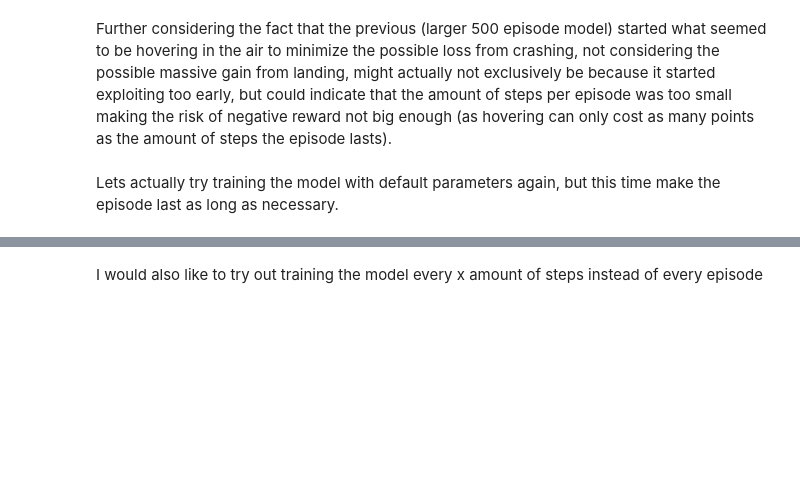
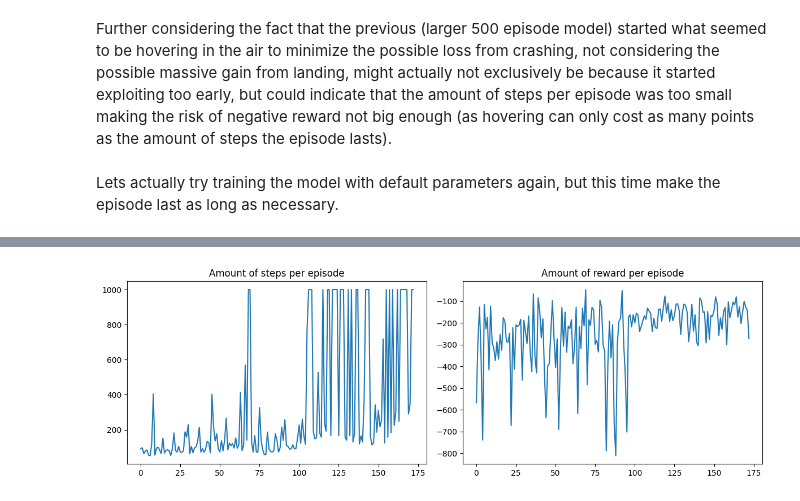
Before and after one commit to Thomas-Molen/FHICT-S7-AI, a Jupyter notebook: ReinforcementLearning/RLExploration.ipynb, the cells around one changed output, grey strips where cells are left out. Saved outputs shown, nothing was run; the diff lists cells and outputs as text; code cells hidden in the pictures; blank space fills up the shorter version.

```diff
--- a/ReinforcementLearning/RLExploration.ipynb
+++ b/ReinforcementLearning/RLExploration.ipynb
@@ -151,7 +151,7 @@ First lets create a class that holds all of the required DQN definitions
 class DQN:
     def __init__(self, env, gamma = 0.85, epsilon_decay = 0.995, eta = 0.005, tau = .125, history_batch_size = 32):
         self.env = env # gym environment
-        self.memory = deque(maxlen=2000) # maximum memory of 2000, a random selection will be made of the memory when evaluating actions
+        self.memory = deque(maxlen=1000) # maximum memory of 2000, a random selection will be made of the memory when evaluating actions
 
         self.gamma = gamma # future discount factor
         self.epsilon = 1.0 # exploration vs exploitation
@@ -177,8 +177,6 @@ class DQN:
 
     def action(self, state):
         # Choose an action to take from the more stable weighted model
-        self.epsilon *= self.epsilon_decay
-        self.epsilon = max(self.epsilon_min, self.epsilon)
         if np.random.random() < self.epsilon:
             return self.env.action_space.sample() # Exlore a random action
         predicted_action = self.model.predict(np.array(state, dtype=np.float32), verbose=0)
@@ -216,6 +214,10 @@ class DQN:
     def save(self, path):
         self.target_model.save(f"models/{path}/target_model/")
         self.model.save(f"models/{path}/model/")
+
+    def update_epsilon(self):
+        self.epsilon *= self.epsilon_decay
+        self.epsilon = max(self.epsilon_min, self.epsilon)
 # %%
 env = gym.make("MountainCar-v0")
 episodes = 5
@@ -534,15 +536,15 @@ Lets actually try training the model with default parameters again, but this tim
 # %%
 import gym
 import numpy as np
-def LunarLanderEndless(episodes):
-    env = gym.make("LunarLander-v2")
+def LunarLanderEndless(episodes, epsilon_decay = 0.995, rendering="human"):
+    env = gym.make("LunarLander-v2", render_mode=rendering)
 
     total_steps = []
     total_rewards = []
     info_results = [[]]
 
     try:
-        agent = DQN(env=env)
+        agent = DQN(env=env, epsilon_decay=epsilon_decay)
         for episode in range(episodes):
             print(f"episode: {episode}")
             state, info = env.reset() # Get initial state of the reset environment
@@ -557,7 +559,7 @@ def LunarLanderEndless(episodes):
 
                 reward_score += reward
 
-                info_results[episode].append(debug) # add the debug info to look at later
+                # info_results[episode].append(debug) # add the debug info to look at later
                 if terminated or truncated: # Check if action caused environment to end
                     break # environment terminated so current episode should finish
 
@@ -567,10 +569,13 @@ def LunarLanderEndless(episodes):
             total_steps.append(steps_taken)
             total_rewards.append(reward_score)
 
+            agent.update_epsilon() # Update the epsilon parameter based on epsilon_decay <- added later
             agent.target_train() # adjust the target Q-table based on difference and learning rate of the two model's weights
             agent.replay() # replay the memory of the model to adjust Q-table (weights) <- this kills performance
+    except Exception as e:
+        print(f"An exception occured: {e}")
+    finally:
         agent.save("endless") # Store model for reuse
-    finally:
         print("finished")
         env.close()
         return total_steps, total_rewards, info_results
@@ -579,2 +601,0 @@ endless_steps_total, endless_rewards_total, endless_debug = LunarLanderEndless(5
-# %% [markdown]
-I would also like to try out training the model every x amount of steps instead of every episode
@@ -625,2 +602,21 @@ def LunarLanderRapidTraining(episodes):
-# %%
-endless_steps_total, endless_rewards_total, endless_debug = LunarLanderRapidTraining(100)
+# %%
+import matplotlib.pyplot as plt
+
+# Create a 1x2 grid of subplots
+fig, axes = plt.subplots(1, 2, figsize=(12, 4))
+
+# First subplot (total_steps)
+axes[0].plot(endless_steps_total)
+axes[0].set_title("Amount of steps per episode")
+
+# Second subplot (total_rewards)
+axes[1].plot(endless_rewards_total)
+axes[1].set_title("Amount of reward per episode")
+
+# Adjust the layout to prevent overlapping titles
+plt.tight_layout()
+
+# Show the plots
+plt.show()
+# %% [output]
+[figure, added]
```
Also changed, not shown: parts of 11 cells of this notebook, 11 other files.
